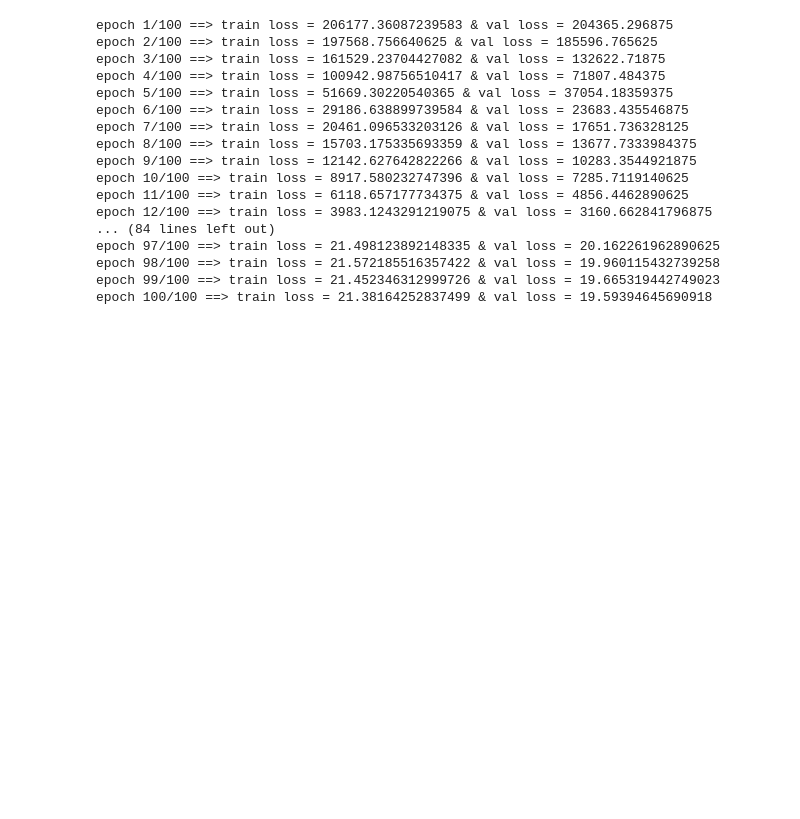
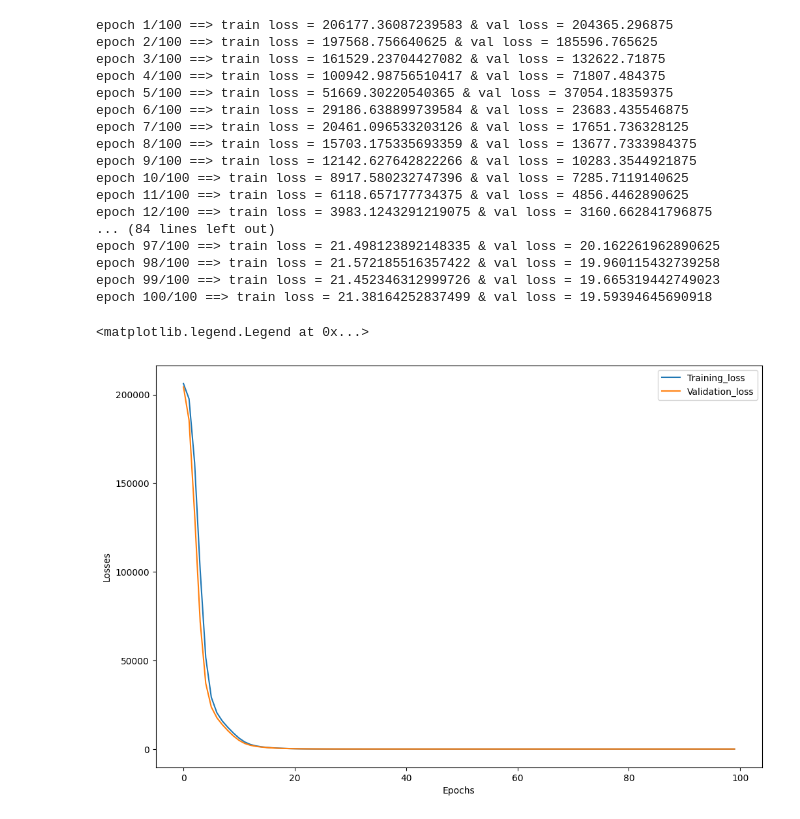
Before and after one commit to ShivendraSahu22/PROJECTS, a Jupyter notebook: DeepLearning/PowerPlant/ANN-reg.ipynb, the cells around one changed output. Saved outputs shown, nothing was run; the diff lists cells and outputs as text; code cells hidden in the pictures; blank space fills up the shorter version.

Commit message:
visualize

```diff
--- a/DeepLearning/PowerPlant/ANN-reg.ipynb
+++ b/DeepLearning/PowerPlant/ANN-reg.ipynb
@@ -186,3 +186,21 @@ epoch 97/100 ==> train loss = 21.498123892148335 & val loss = 20.162261962890625
 epoch 98/100 ==> train loss = 21.572185516357422 & val loss = 19.960115432739258
 epoch 99/100 ==> train loss = 21.452346312999726 & val loss = 19.665319442749023
 epoch 100/100 ==> train loss = 21.38164252837499 & val loss = 19.59394645690918
+# %%
+import matplotlib.pyplot as plt
+
+loss_df = pd.DataFrame({
+    "Training_loss": train_losses,
+    "Validation_loss": val_losses
+})
+
+plt.figure(figsize=(12,8))
+plt.plot(loss_df["Training_loss"], label = "Training_loss")
+plt.plot(loss_df["Validation_loss"], label = "Validation_loss")
+
+plt.xlabel("Epochs")
+plt.ylabel("Losses")
+plt.legend()
+# %% [output]
+<matplotlib.legend.Legend at 0x...>
+[figure, added]
```
